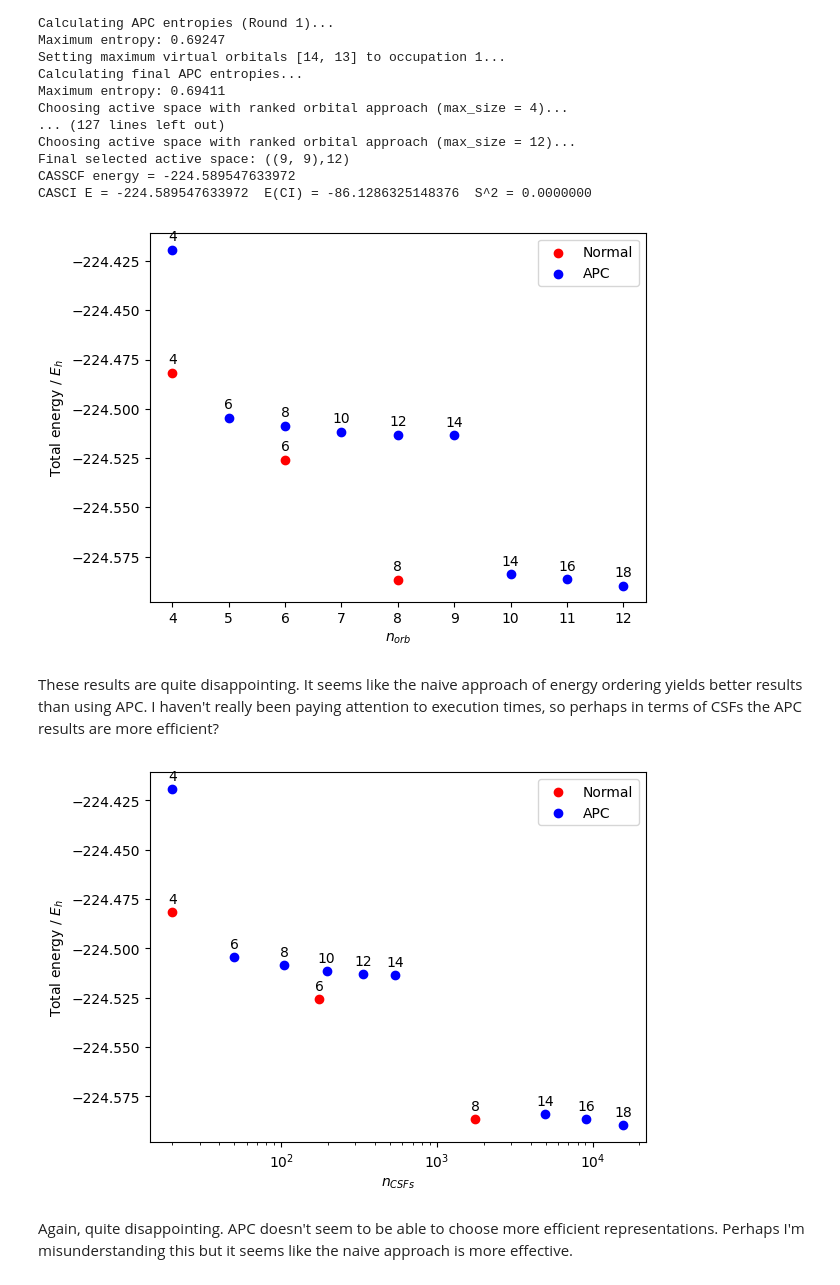
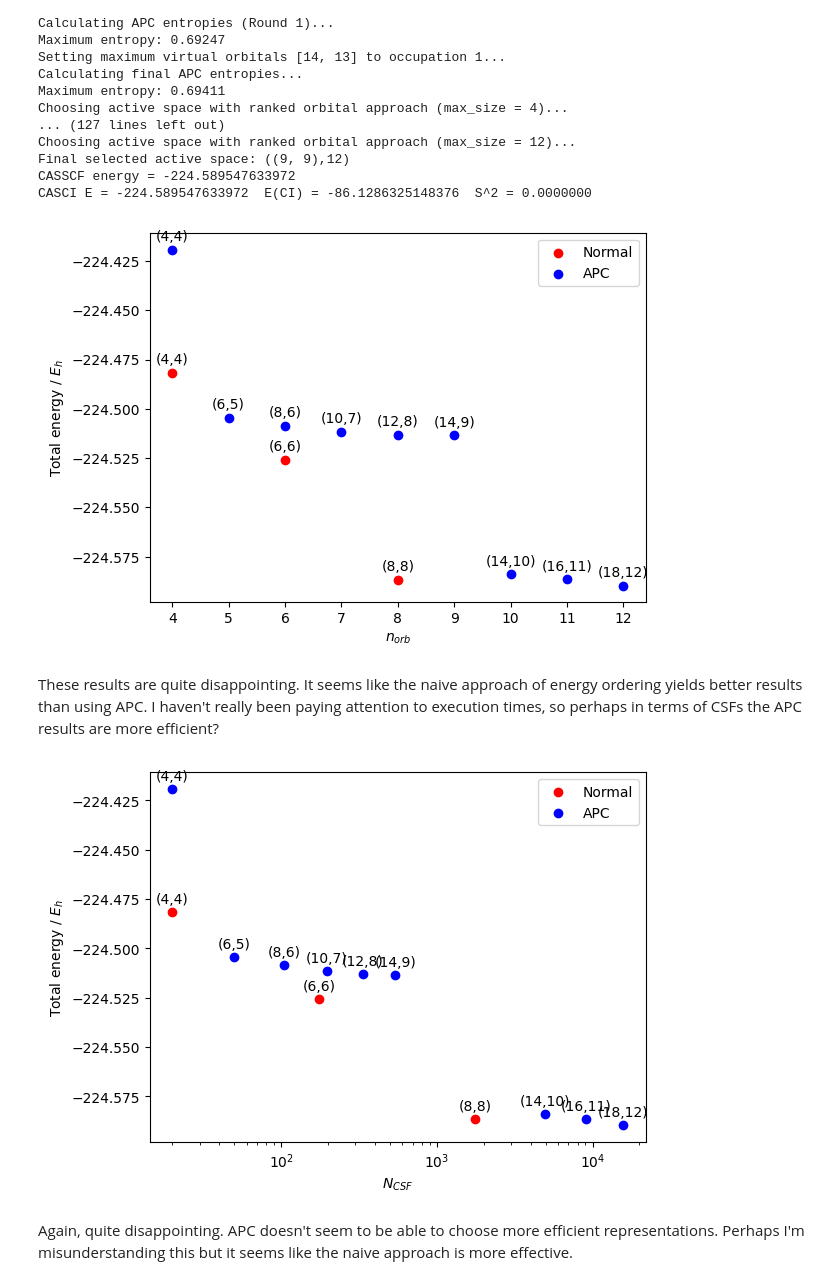
Before and after one commit to theochemtheo/pyscf-experiments, a Jupyter notebook: experiments/03_better_guess.ipynb, the cells around one changed output. Cells and saved outputs as stored; diff of their text form; code cells hidden in the pictures.

```diff
--- a/experiments/03_better_guess.ipynb
+++ b/experiments/03_better_guess.ipynb
@@ -125,43 +125,40 @@ CASCI E = -224.589547633972  E(CI) = -86.1286325148376  S^2 = 0.0000000
 fig, ax = plt.subplots()
 normal_n_orb = [4, 6, 8]
 normal_e_tot = [results[f"singlet RKS: CAS({n_orb}/{n_orb})SCF//SCAN0/TZVP"].e_tot for n_orb in [4, 6, 8]]
-normal_nelecas = [results[f"singlet RKS: CAS({n_orb}/{n_orb})SCF//SCAN0/TZVP"].nelecas[0] * 2 for n_orb in [4, 6, 8]]
+normal_cas = [f"({results[f'singlet RKS: CAS({n_orb}/{n_orb})SCF//SCAN0/TZVP'].nelecas[0] * 2},{n_orb})" for n_orb in [4, 6, 8]]
 ax.scatter(x=normal_n_orb, y=normal_e_tot, color='red', label='Normal')
 for i in range(len(normal_n_orb)):
-    ax.annotate(normal_nelecas[i], (normal_n_orb[i], normal_e_tot[i] + 0.003), va='bottom', ha='center')
+    ax.annotate(normal_cas[i], (normal_n_orb[i], normal_e_tot[i] + 0.003), va='bottom', ha='center')
 apc_n_orb = range(4, 13)
 apc_e_tot = [results_apc[i].e_tot for i in range(4, 13)]
-apc_nelecas = [results_apc[i].nelecas[0] * 2 for i in range(4, 13)]
+apc_cas = [f"({results_apc[i].nelecas[0] * 2},{i})" for i in range(4, 13)]
 ax.scatter(x=apc_n_orb, y=apc_e_tot, color='blue', label='APC')
 for i in range(len(apc_n_orb)):
-    ax.annotate(apc_nelecas[i], (apc_n_orb[i], apc_e_tot[i] + 0.003), va='bottom', ha='center')
+    ax.annotate(apc_cas[i], (apc_n_orb[i], apc_e_tot[i] + 0.003), va='bottom', ha='center')
 ax.set_ylabel("Total energy / $E_{h}$")
 ax.set_xlabel("$n_{orb}$")
 ax.legend()
 plt.show()
 # %% [output]
-[figure, old version]
+[figure, new version]
 # %% [markdown]
 These results are quite disappointing. It seems like the naive approach of energy ordering yields better results than using APC. I haven't really been paying attention to execution times, so perhaps in terms of CSFs the APC results are more efficient?
-# %%
-def n_csfs(n_orb: int, n_elec: int, spin: int):
-    return (2*spin + 1) / (n_orb + 1) * math.comb(n_orb + 1, n_elec//2 - spin) * math.comb(n_orb + 1, n_elec//2 + spin + 1)
 # %%
 fig, ax = plt.subplots()
-normal_n_csf = [n_csfs(4, 4, 0), n_csfs(6, 6, 0), n_csfs(8, 8, 0)]
+normal_n_csf = [n_csfs(i, i // 2, i // 2) for i in [4, 6, 8]]
 ax.scatter(x=normal_n_csf, y=normal_e_tot, color='red', label='Normal')
 for i in range(len(normal_n_orb)):
-    ax.annotate(normal_nelecas[i], (normal_n_csf[i], normal_e_tot[i] + 0.003), va='bottom', ha='center')
-apc_n_csf = [n_csfs(i, results_apc[i].nelecas[0] * 2, 0) for i in range(4, 13)]
+    ax.annotate(normal_cas[i], (normal_n_csf[i], normal_e_tot[i] + 0.003), va='bottom', ha='center')
+apc_n_csf = [n_csfs(i, *results_apc[i].nelecas) for i in range(4, 13)]
 ax.scatter(x=apc_n_csf, y=apc_e_tot, color='blue', label='APC')
 for i in range(len(apc_n_orb)):
-    ax.annotate(apc_nelecas[i], (apc_n_csf[i], apc_e_tot[i] + 0.003), va='bottom', ha='center')
+    ax.annotate(apc_cas[i], (apc_n_csf[i], apc_e_tot[i] + 0.003), va='bottom', ha='center')
 ax.set_ylabel("Total energy / $E_{h}$")
-ax.set_xlabel("$n_{CSFs}$")
+ax.set_xlabel("$N_{CSF}$")
 ax.set_xscale("log")
 ax.legend()
 plt.show()
 # %% [output]
-[figure, old version]
+[figure, new version]
 # %% [markdown]
 Again, quite disappointing. APC doesn't seem to be able to choose more efficient representations. Perhaps I'm misunderstanding this but it seems like the naive approach is more effective.
```
Also changed, not shown: parts of 1 cell of this notebook, 1 other file.
